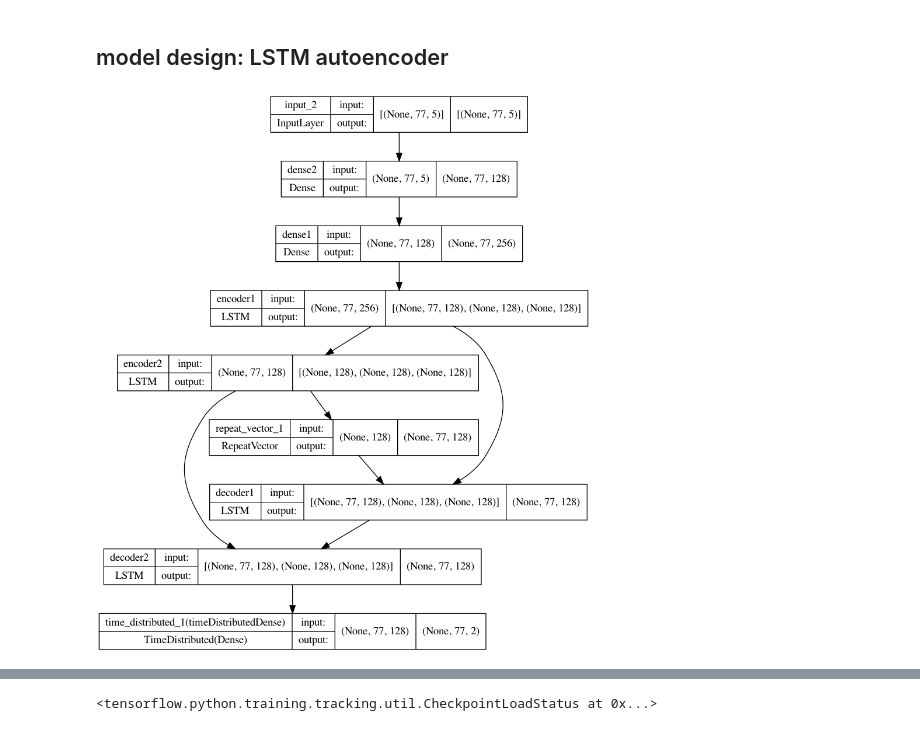
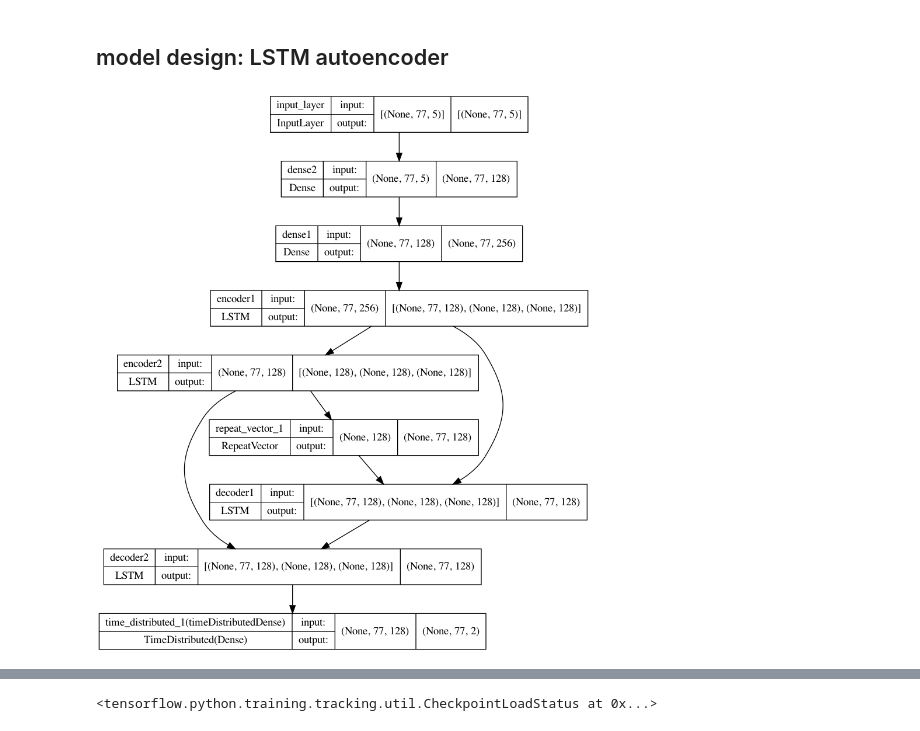
Before and after one commit to jarviskroos7/PATH_vehicle_localization, a Jupyter notebook: code/lstm_autoencode.ipynb, the cells around one changed output, grey strips where cells are left out. Drawn from its saved outputs; the diff is of its cells as text; code cells hidden in the pictures.

```diff
--- a/code/lstm_autoencode.ipynb
+++ b/code/lstm_autoencode.ipynb
@@ -93,7 +93,7 @@ x_test.shape, y_test.shape
 # %% [markdown]
 ## model design: LSTM autoencoder
 # %%
-x_input = Input(shape=(max_x_len,x_features_dim,))
+x_input = Input(shape=(max_x_len,x_features_dim,), name='input_layer')
 
 # dense layer of spatial embedding
 x_embedd1 = Dense(256, name='dense1')
@@ -106,34 +106,34 @@ encoder_l1 = LSTM(
     recurrent_dropout=0.1, name='encoder1'
     )
 encoder_outputs1 = encoder_l1(x_h_st)
 encoder_states1 = encoder_outputs1[1:]
 encoder_l2 = LSTM(
     embedding_dim, return_state=True, name='encoder2'
     )
 encoder_outputs2 = encoder_l2(encoder_outputs1[0])
 encoder_states2 = encoder_outputs2[1:]
 
 # decoder
 decoder_inputs = RepeatVector(max_x_len)(encoder_outputs2[0])
 decoder_l1 = LSTM(
     embedding_dim, return_sequences=True, name='decoder1'
     )(decoder_inputs, initial_state = encoder_states1)
 decoder_l2 = LSTM(
     embedding_dim, return_sequences=True, name='decoder2'
     )(decoder_l1, initial_state = encoder_states2)
 decoder_outputs2 = TimeDistributed(Dense(y_features_dim, name='timeDistributedDense'))(decoder_l2)
 
 model_e2d2 = Model(inputs=x_input, outputs=decoder_outputs2)
 model_e2d2.compile(
     loss='mean_squared_error', optimizer='adam',
     metrics=[metrics.mean_absolute_percentage_error]
     )
 
 # save model achitecture as plot
 dot_img_file = '../models/autoencode_v2/model.png'
 tf.keras.utils.plot_model(model_e2d2, to_file=dot_img_file, show_shapes=True)
 # %% [output]
-[figure, old version]
+[figure, new version]
 # %%
 # reduce_lr = keras.callbacks.LearningRateScheduler(lambda x: 1e-3 * 0.90 ** x)
 mc = keras.callbacks.ModelCheckpoint(
```
Also changed, not shown: parts of 9 cells of this notebook, 5 other files.
